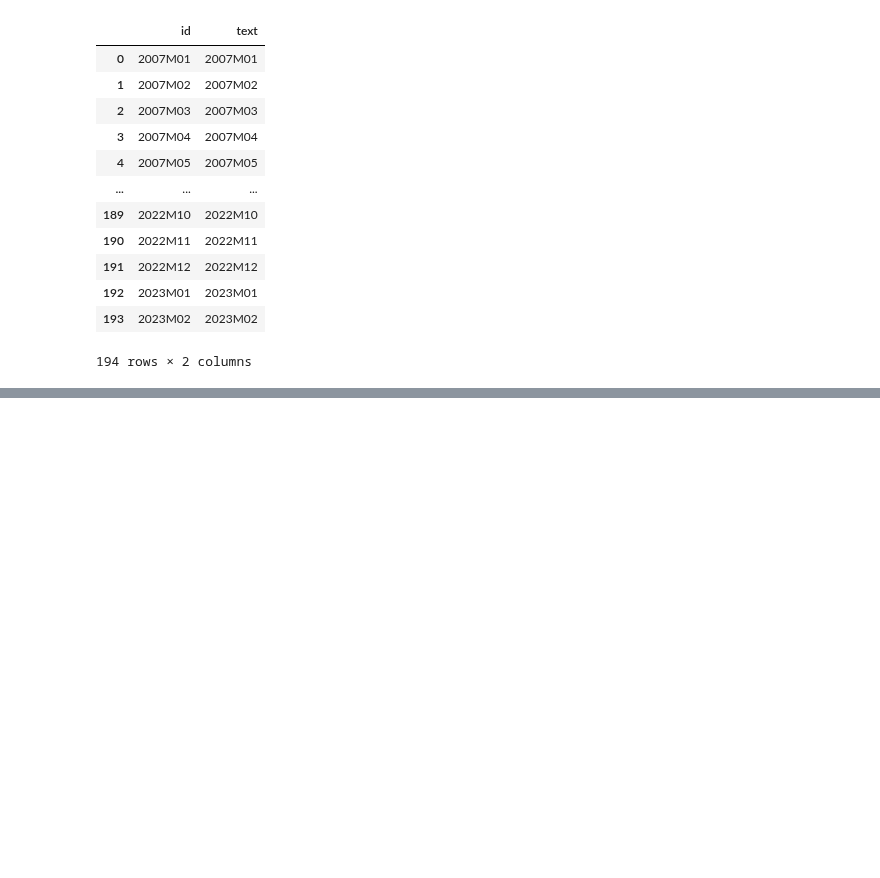
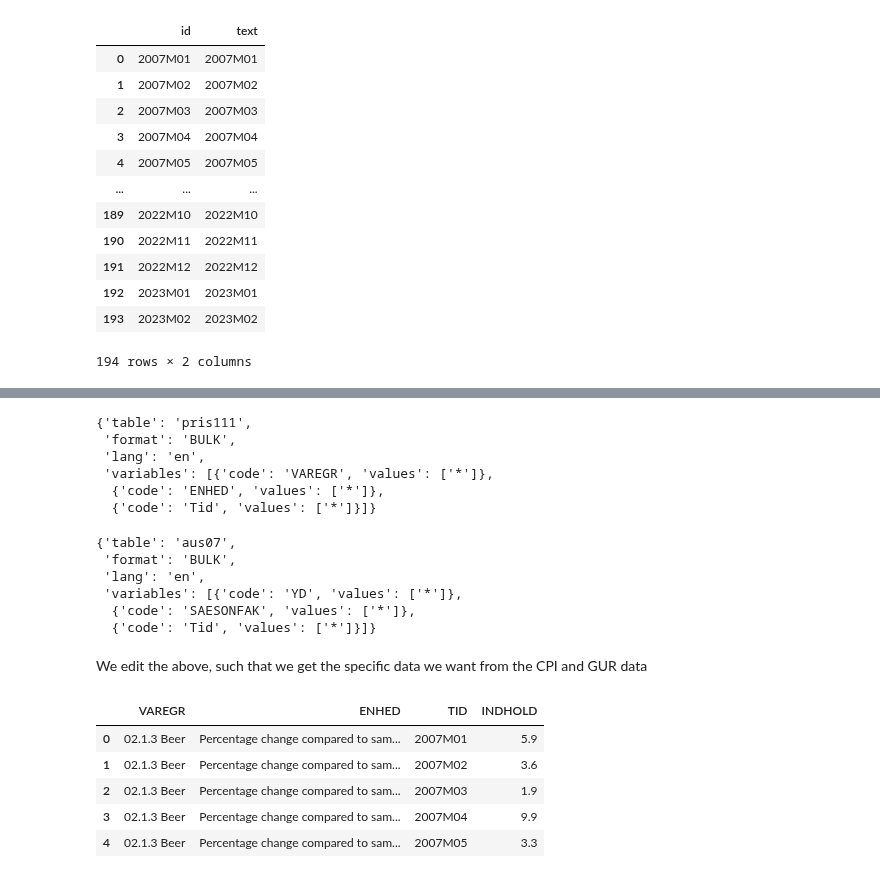
Before and after one commit to NumEconCopenhagen/projects-2023-noobs, a Jupyter notebook: dataproject/Beer.ipynb, the cells around one changed output, grey strips where cells are left out. Drawn from its saved outputs; the diff is of its cells as text; code cells hidden in the pictures; blank space fills up the shorter version.

```diff
--- a/dataproject/Beer.ipynb
+++ b/dataproject/Beer.ipynb
@@ -120,0 +123,24 @@ Tid:
+# %%
+# The _define_base_params -method gives us a nice template (selects all available data) for CPI data
+paramsC = CPI._define_base_params(language='en')
+paramsC
+# %% [output]
+{'table': 'pris111',
+ 'format': 'BULK',
+ 'lang': 'en',
+ 'variables': [{'code': 'VAREGR', 'values': ['*']},
+  {'code': 'ENHED', 'values': ['*']},
+  {'code': 'Tid', 'values': ['*']}]}
+# %%
+# The _define_base_params -method gives us a nice template (selects all available data) for GUR data
+paramsG = GUR._define_base_params(language='en')
+paramsG
+# %% [output]
+{'table': 'aus07',
+ 'format': 'BULK',
+ 'lang': 'en',
+ 'variables': [{'code': 'YD', 'values': ['*']},
+  {'code': 'SAESONFAK', 'values': ['*']},
+  {'code': 'Tid', 'values': ['*']}]}
+# %% [markdown]
+We edit the above, such that we get the specific data we want from the CPI and GUR data
@@ -120,0 +161,10 @@ Tid:
+# %%
+CPI_api = CPI.get_data(params=params1)
+CPI_api.head(5)
+# %% [output]
+|  | VAREGR | ENHED | TID | INDHOLD |
+| 0 | 02.1.3 Beer | Percentage change compared to sam... | 2007M01 | 5.9 |
+| 1 | 02.1.3 Beer | Percentage change compared to sam... | 2007M02 | 3.6 |
+| 2 | 02.1.3 Beer | Percentage change compared to sam... | 2007M03 | 1.9 |
+| 3 | 02.1.3 Beer | Percentage change compared to sam... | 2007M04 | 9.9 |
+| 4 | 02.1.3 Beer | Percentage change compared to sam... | 2007M05 | 3.3 |
```
Also changed, not shown: parts of 7 cells of this notebook.
